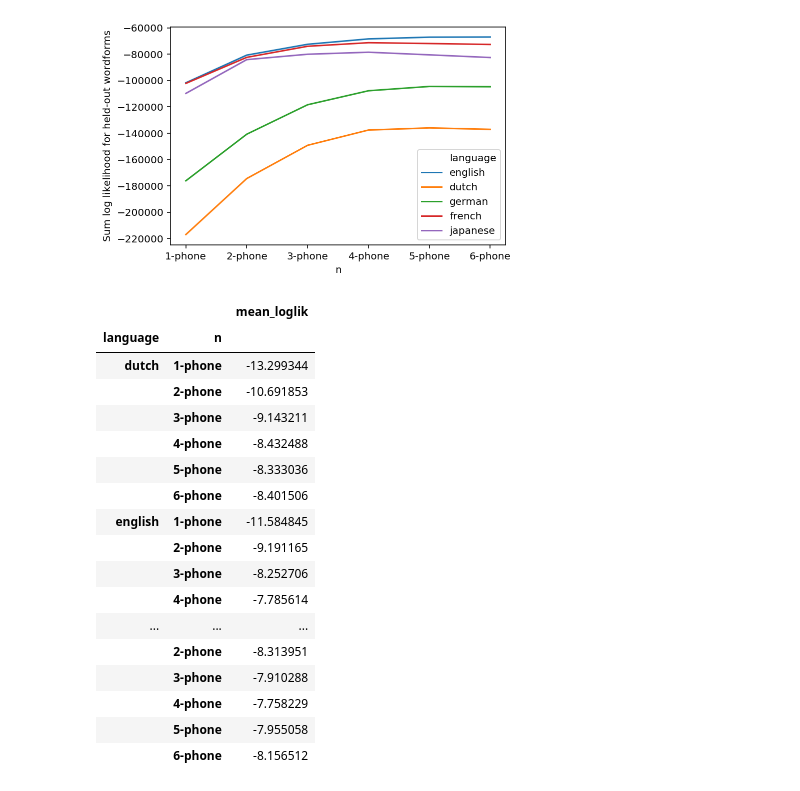
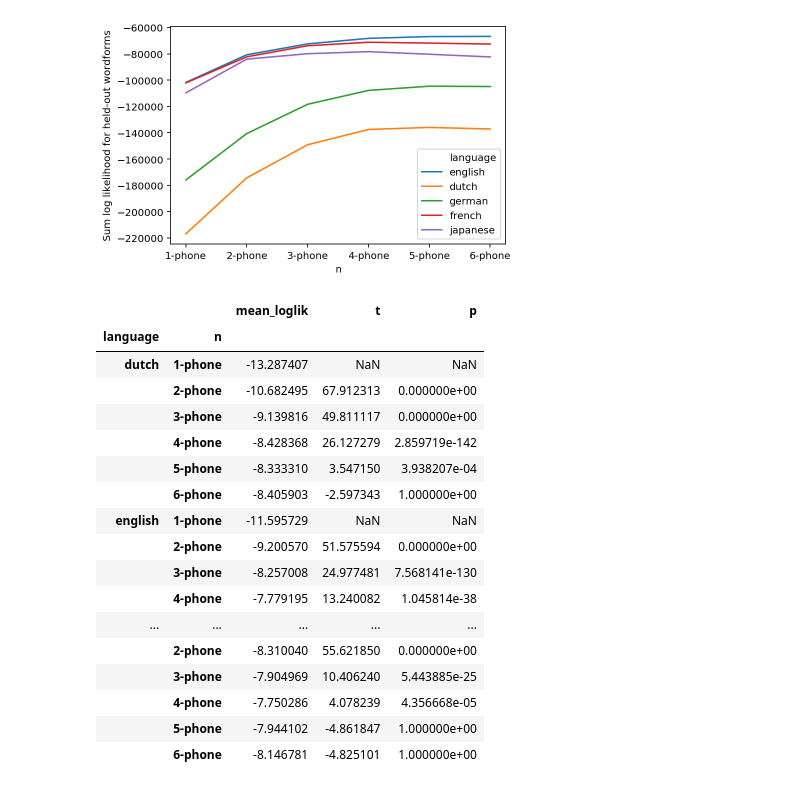
Before and after one commit to seantrott/homophone_simulations, a Jupyter notebook: Evaluating phonotactic models.ipynb, the cells around one changed output. Cells and saved outputs as stored; diff of their text form; code cells hidden in the pictures.

```diff
--- a/Evaluating phonotactic models.ipynb
+++ b/Evaluating phonotactic models.ipynb
@@ -174,23 +176,23 @@ plt.ylabel("Sum log likelihood for held-out wordforms")
 Text(0, 0.5, 'Sum log likelihood for held-out wordforms')
 [figure]
 # %%
-df_results[['language', 'mean_loglik', 'n']].groupby(['language', 'n']).mean()
+df_results[['language', 'mean_loglik', 'n', 't', 'p']].groupby(['language', 'n']).mean()
 # %% [output]
-|  |  | mean_loglik |
-| language | n |  |
-| dutch | 1-phone | -13.299344 |
-|  | 2-phone | -10.691853 |
-|  | 3-phone | -9.143211 |
-|  | 4-phone | -8.432488 |
-|  | 5-phone | -8.333036 |
-|  | 6-phone | -8.401506 |
-| english | 1-phone | -11.584845 |
-|  | 2-phone | -9.191165 |
-|  | 3-phone | -8.252706 |
-|  | 4-phone | -7.785614 |
-| ... | ... | ... |
-|  | 2-phone | -8.313951 |
-|  | 3-phone | -7.910288 |
-|  | 4-phone | -7.758229 |
-|  | 5-phone | -7.955058 |
-|  | 6-phone | -8.156512 |
+|  |  | mean_loglik | t | p |
+| language | n |  |  |  |
+| dutch | 1-phone | -13.287407 | NaN | NaN |
+|  | 2-phone | -10.682495 | 67.912313 | 0.000000e+00 |
+|  | 3-phone | -9.139816 | 49.811117 | 0.000000e+00 |
+|  | 4-phone | -8.428368 | 26.127279 | 2.859719e-142 |
+|  | 5-phone | -8.333310 | 3.547150 | 3.938207e-04 |
+|  | 6-phone | -8.405903 | -2.597343 | 1.000000e+00 |
+| english | 1-phone | -11.595729 | NaN | NaN |
+|  | 2-phone | -9.200570 | 51.575594 | 0.000000e+00 |
+|  | 3-phone | -8.257008 | 24.977481 | 7.568141e-130 |
+|  | 4-phone | -7.779195 | 13.240082 | 1.045814e-38 |
+| ... | ... | ... | ... | ... |
+|  | 2-phone | -8.310040 | 55.621850 | 0.000000e+00 |
+|  | 3-phone | -7.904969 | 10.406240 | 5.443885e-25 |
+|  | 4-phone | -7.750286 | 4.078239 | 4.356668e-05 |
+|  | 5-phone | -7.944102 | -4.861847 | 1.000000e+00 |
+|  | 6-phone | -8.146781 | -4.825101 | 1.000000e+00 |
```
Also changed, not shown: parts of 4 cells of this notebook, 12 other files.
